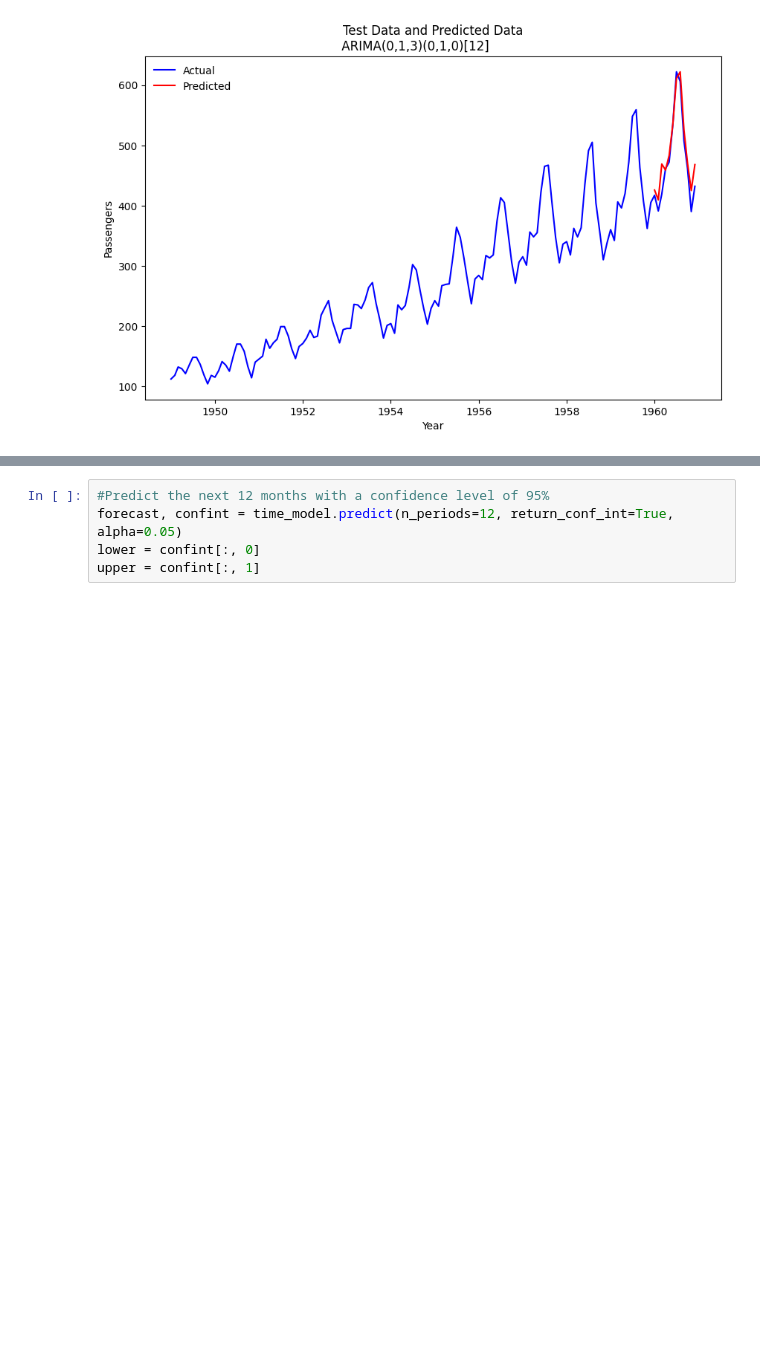
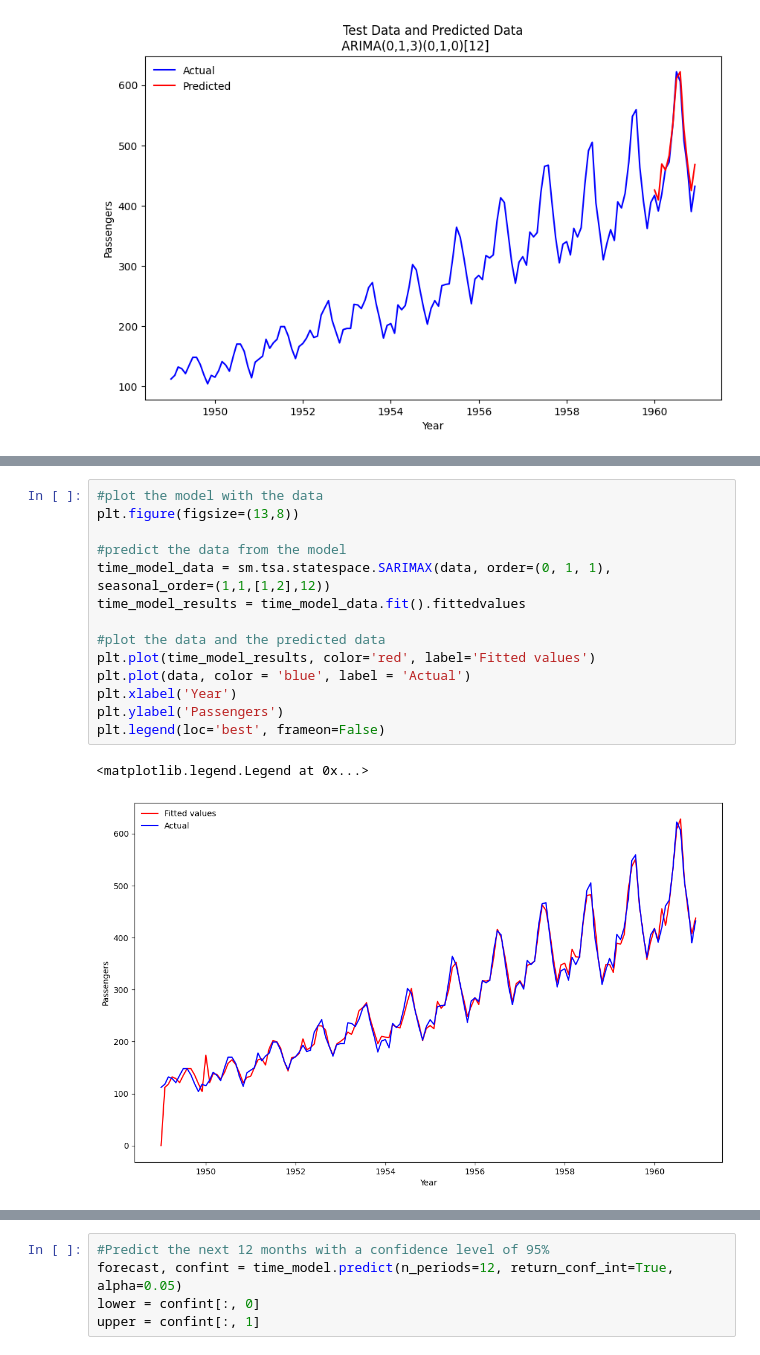
Before and after one commit to willc127/Time_Series, a Jupyter notebook: AirPassengers/forecast.ipynb, the cells around one changed output, grey strips where cells are left out. Saved outputs shown, nothing was run; the diff lists cells and outputs as text; blank space fills up the shorter version.

Commit message:
predicted the actual data

```diff
--- a/AirPassengers/forecast.ipynb
+++ b/AirPassengers/forecast.ipynb
@@ -235,3 +238,20 @@ Covariance Type:                                   opg
 Warnings:
 [1] Covariance matrix calculated using the outer product of gradients (complex-step).
 [figure]
+# %%
+#plot the model with the data
+plt.figure(figsize=(13,8))
+
+#predict the data from the model
+time_model_data = sm.tsa.statespace.SARIMAX(data, order=(0, 1, 1), seasonal_order=(1,1,[1,2],12))
+time_model_results = time_model_data.fit().fittedvalues
+
+#plot the data and the predicted data
+plt.plot(time_model_results, color='red', label='Fitted values')
+plt.plot(data, color = 'blue', label = 'Actual')
+plt.xlabel('Year')
+plt.ylabel('Passengers')
+plt.legend(loc='best', frameon=False)
+# %% [output]
+<matplotlib.legend.Legend at 0x...>
+[figure, added]
```
Also changed, not shown: parts of 11 cells of this notebook.
